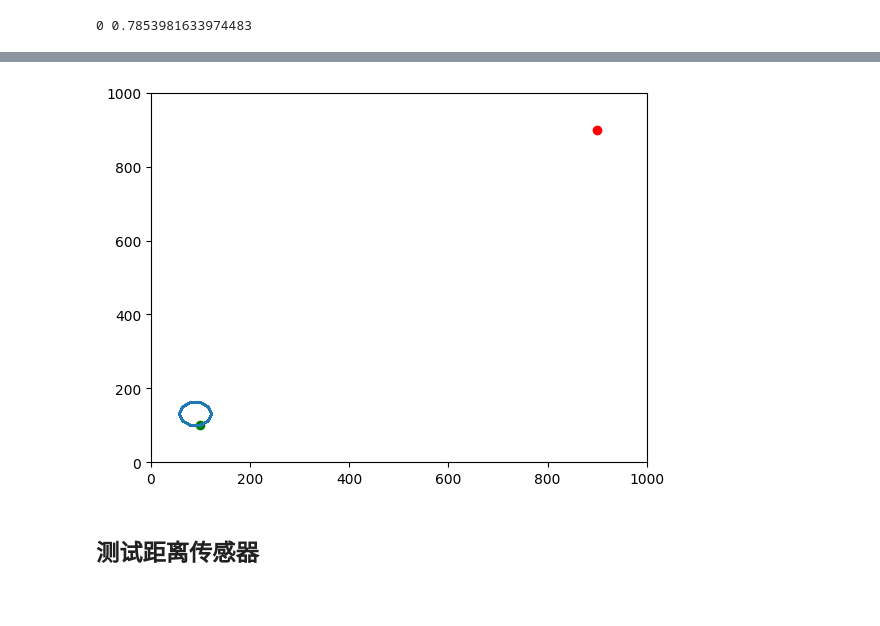
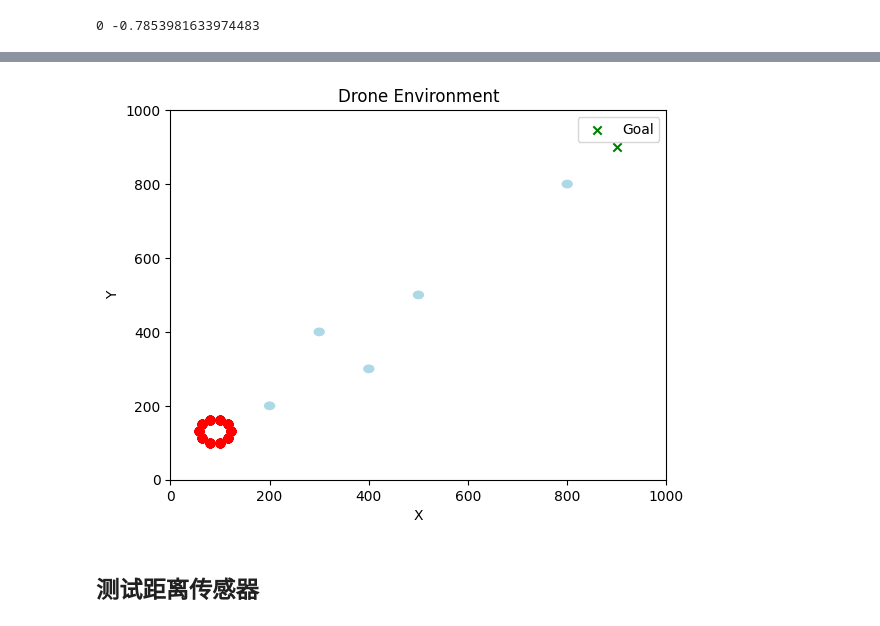
Before and after one commit to abiaoaaaaa/my_UAV, a Jupyter notebook: DQN+UAV/V2/test_env.ipynb, the cells around one changed output, grey strips where cells are left out. Cells and saved outputs as stored; diff of their text form; code cells hidden in the pictures; blank space fills up the shorter version.

```diff
--- a/DQN+UAV/V2/test_env.ipynb
+++ b/DQN+UAV/V2/test_env.ipynb
@@ -4,45 +4,57 @@ import os
 import random
 import numpy as np
 import matplotlib.pyplot as plt
-import rl_utils
-import envlx_xiangdui
+
+import env_v2
 os.environ["KMP_DUPLICATE_LIB_OK"]="TRUE"
-env = envlx_xiangdui.DroneEnv()
+env = env_v2.DroneEnv()
 
 episode_return = 0
 state = env.reset()
 print(env.get_angle(),env.get_angle2goal())
 # %% [output]
-0 0.7853981633974483
+0 -0.7853981633974483
 # %%
+import matplotlib.pyplot as plt
+import numpy as np
 
+count = 0
 done = False
-#绘制x,y轴
-X=[]
-Y=[]
-count = 0
+r = 0
+
+# 创建一张图
+#plt.figure()
+
+# 绘制目标点
+plt.scatter(env.goal[0], env.goal[1], marker='x', color='green', label='Goal')
+
+# 绘制障碍物
+for k in env.obstacles:
+    obstacle_circle = plt.Circle(k, env.r_obstacles, color='lightblue', fill=True)
+    plt.gca().add_patch(obstacle_circle)
+
+# 设置坐标轴范围
+plt.xlim(env.space1.low[0], env.space1.high[0])
+plt.ylim(env.space1.low[1], env.space1.high[1])
+
+# 添加标签和标题
+plt.xlabel('X')
+plt.ylabel('Y')
+plt.legend()
+plt.title('Drone Environment')
+
+# 主循环
 while not done:
-    X.append(env.xy[0])
-    Y.append(env.xy[1])
-    count+=1
-    action = 2 #np.random.randint(5)
-    #print("航向角---转向---航向角\n")
-    #print(env.heading,action,env.xy)
-    next_state, reward, done = env.step(action)
-    #print(env.get_angle(),env.get_angle2goal())
-    #print(env.xy,env.heading)
-    print(env.observation)
+    count += 1
+    env.render(mode='human')
+    action = 2
+    next_state, reward, done, info = env.step(action)
+    print(state)
+    r += reward
     state = next_state
-    episode_return += reward
-    #print(reward)
-    if (count>300):
+    if count > 300:
         done = True
-#画图可视化
-print(episode_return)
-plt.plot(100, 100, 'go')  # 'ro'表示红色的点
-plt.plot(900, 900, 'ro')  # 'ro'表示红色的点
-plt.xlim(0, 1000)
-plt.ylim(0, 1000)
-plt.plot(X,Y)
+
+# 显示图
 plt.show()
 # %% [output]
@@ -66,4 +78,4 @@ plt.show()
-[figure, old version]
+[figure, new version]
 # %% [markdown]
 ## 测试距离传感器
 # %%
```
Also changed, not shown: parts of 1 cell of this notebook, 26 other files.
